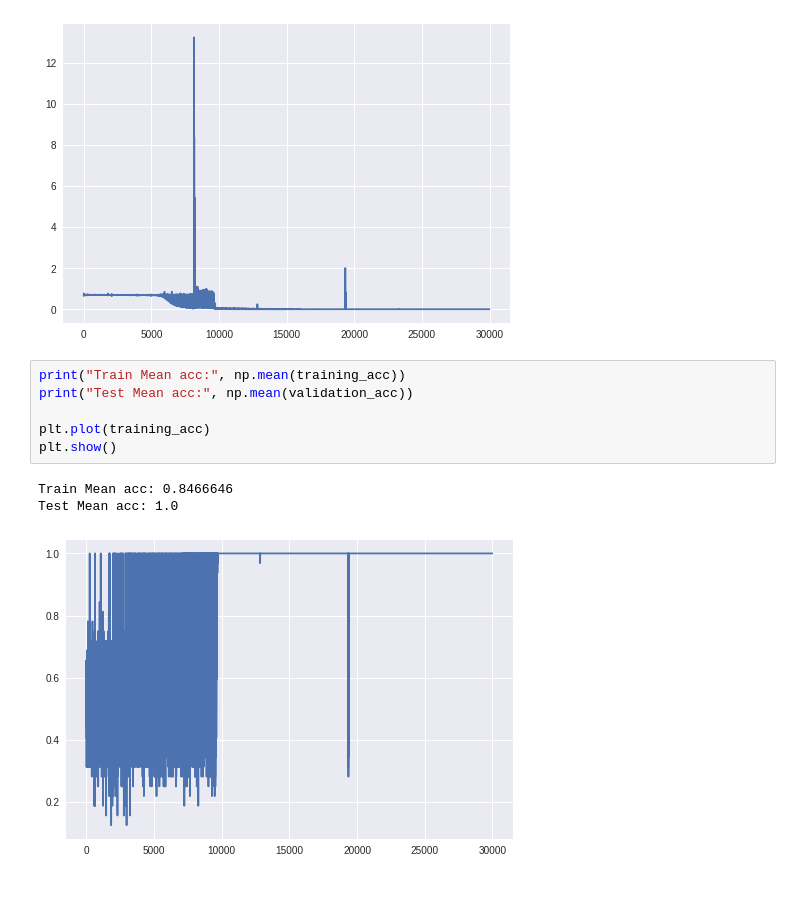
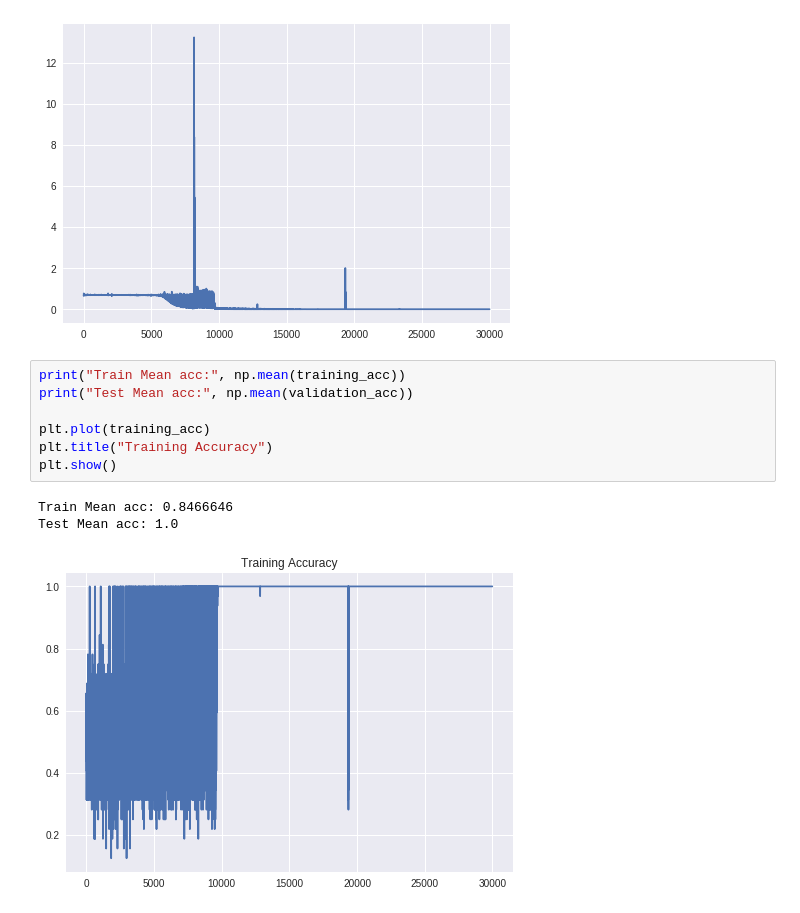
Before and after one commit to sthalles/xor-lstm, a Jupyter notebook: XOR_LSTM_DYNAMIC_SEQ_LEN.ipynb, the cells around one changed output. Saved outputs shown, nothing was run; the diff lists cells and outputs as text.

```diff
--- a/XOR_LSTM_DYNAMIC_SEQ_LEN.ipynb
+++ b/XOR_LSTM_DYNAMIC_SEQ_LEN.ipynb
@@ -259,12 +259,13 @@ plt.plot(training_loss)
 # %%
 print("Train Mean acc:", np.mean(training_acc))
 print("Test Mean acc:", np.mean(validation_acc))
 
 plt.plot(training_acc)
+plt.title("Training Accuracy")
 plt.show()
 # %% [output]
 Train Mean acc: 0.8466646
 Test Mean acc: 1.0
-[figure, old version]
+[figure, new version]
 # %%
 plt.plot(validation_acc)
```
Also changed, not shown: parts of 1 cell of this notebook.
